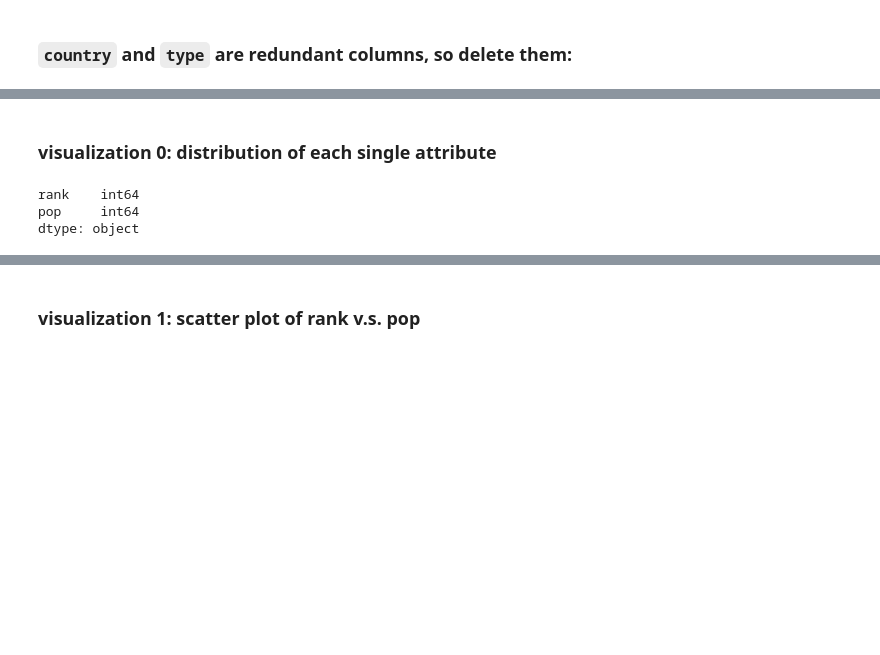
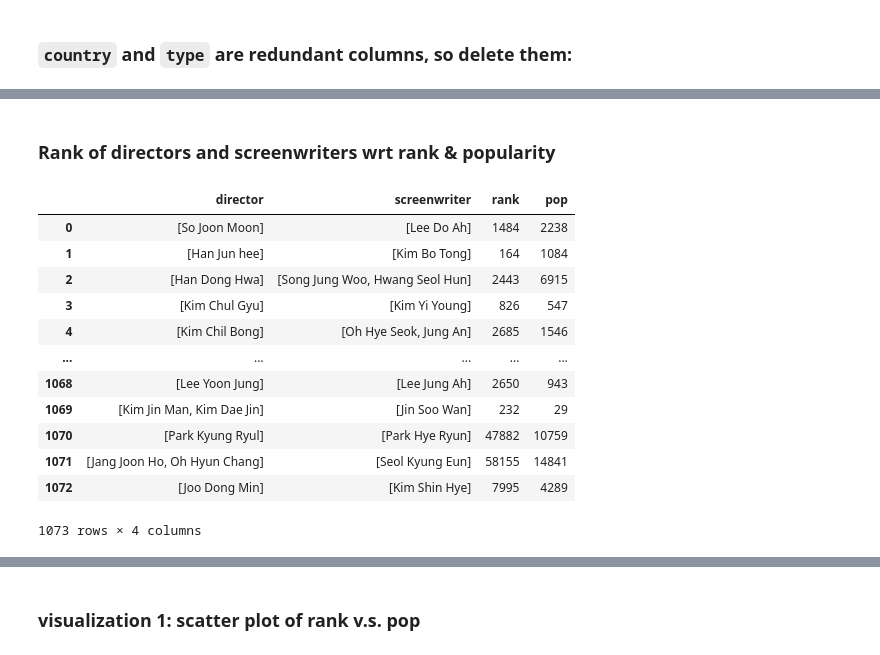
Before and after one commit to My990813/Applied-Data-Science-Project-One, a Jupyter notebook: Visualization.ipynb, the cells around one changed output, grey strips where cells are left out. Drawn from its saved outputs; the diff is of its cells as text; code cells hidden in the pictures; blank space fills up the shorter version.

```diff
--- a/Visualization.ipynb
+++ b/Visualization.ipynb
@@ -21,11 +21,27 @@ info.head()
 | 2 | 65075cb9c1a54be4a441cee6f16c9fdf | Shadow Detective Season 2 | 2023 | ['Han Dong Hwa'] | ['Song Jung Woo', 'Hwang Seol Hun'] | 8 | 55.0 | 07-05-2023 | 07-26-2023 | ... |
 | 3 | 04c1fe41948e464fb440001831d74d41 | Celebrity | 2023 | ['Kim Chul Gyu'] | ['Kim Yi Young'] | 12 | 45.0 | 06-30-2023 | 06-30-2023 | ... |
 | 4 | e632ba76285f438d9448852dd31bcd96 | Numbers | 2023 | ['Kim Chil Bong'] | ['Oh Hye Seok', 'Jung An'] | 12 | 60.0 | 06-23-2023 | 07-29-2023 | ... |
-# %% [markdown]
-### visualization 0: distribution of each single attribute
-# %%
-info[['rank', 'pop']].dtypes
-# %% [output]
-rank    int64
-pop     int64
-dtype: object
+# %% [markdown]
+### Rank of directors and screenwriters wrt rank & popularity
+# %%
+import re
+director_rank = pd.DataFrame({'director': info['director'].apply(lambda x: np.NaN if pd.isnull(x) else re.split(r"', '", x.strip('[\']'))),
+                             'screenwriter': info['screenwriter'].apply(lambda x: np.NaN if pd.isnull(x) else re.split(r"', '", x.strip('[\']'))),
+                             'rank': info['rank'],
+                             'pop': info['pop']
+                             })
+director_rank
+# %% [output]
+|  | director | screenwriter | rank | pop |
+| 0 | [So Joon Moon] | [Lee Do Ah] | 1484 | 2238 |
+| 1 | [Han Jun hee] | [Kim Bo Tong] | 164 | 1084 |
+| 2 | [Han Dong Hwa] | [Song Jung Woo, Hwang Seol Hun] | 2443 | 6915 |
+| 3 | [Kim Chul Gyu] | [Kim Yi Young] | 826 | 547 |
+| 4 | [Kim Chil Bong] | [Oh Hye Seok, Jung An] | 2685 | 1546 |
+| ... | ... | ... | ... | ... |
+| 1068 | [Lee Yoon Jung] | [Lee Jung Ah] | 2650 | 943 |
+| 1069 | [Kim Jin Man, Kim Dae Jin] | [Jin Soo Wan] | 232 | 29 |
+| 1070 | [Park Kyung Ryul] | [Park Hye Ryun] | 47882 | 10759 |
+| 1071 | [Jang Joon Ho, Oh Hyun Chang] | [Seol Kyung Eun] | 58155 | 14841 |
+| 1072 | [Joo Dong Min] | [Kim Shin Hye] | 7995 | 4289 |
+1073 rows × 4 columns
```
Also changed, not shown: parts of 3 cells of this notebook.
